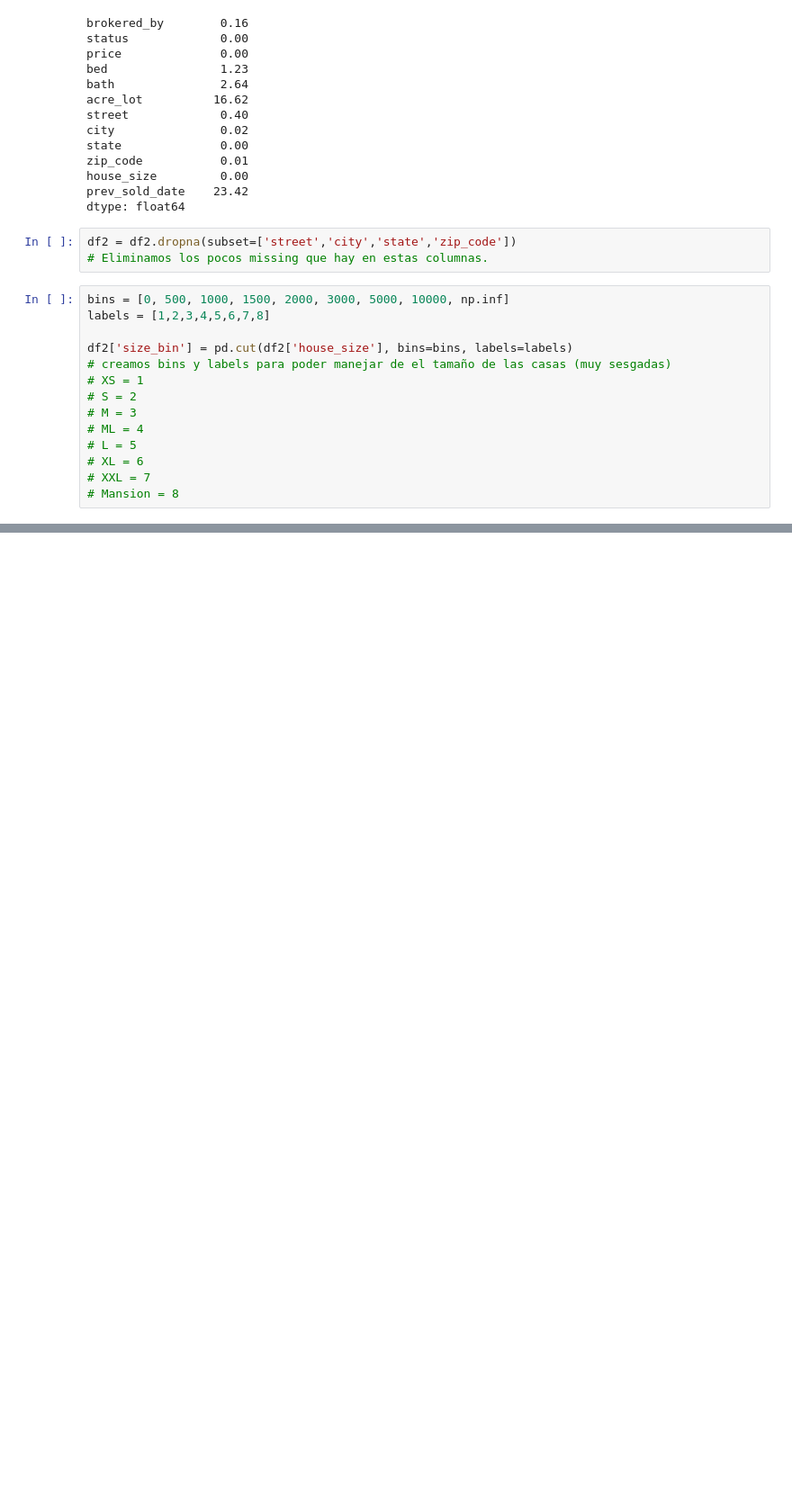
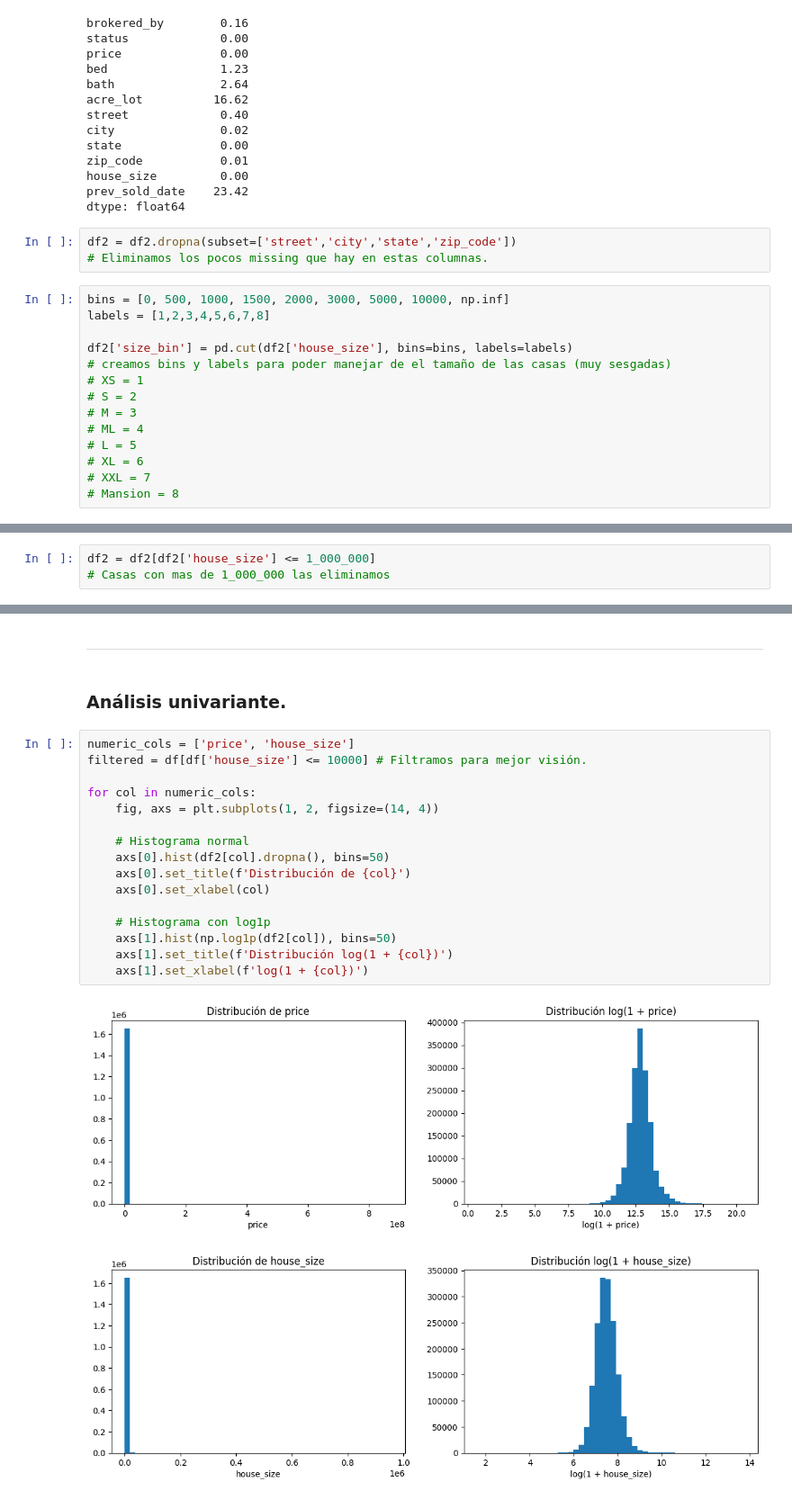
Before and after one commit to abdonrb/Real_state_ML, a Jupyter notebook: notebooks/Eda.ipynb, the cells around one changed output, grey strips where cells are left out. Shown at 90% size. Cells and saved outputs as stored; diff of their text form; blank space fills up the shorter version.

```diff
--- a/notebooks/Eda.ipynb
+++ b/notebooks/Eda.ipynb
@@ -208,3 +212,6 @@ df2['bath'].fillna(df2['bath'].median(),inplace=True)
+# %%
+df2 = df2[df2['house_size'] <= 1_000_000]
+# Casas con mas de 1_000_000 las eliminamos
 # %%
 df2.isnull().sum()
 # %% [output]
@@ -244,0 +254,23 @@ analyzer_house.plot_numeric()
+# %% [markdown]
+------------------------------------------------
+# %% [markdown]
+### Análisis univariante.
+# %%
+numeric_cols = ['price', 'house_size']
+filtered = df[df['house_size'] <= 10000] # Filtramos para mejor visión.
+
+for col in numeric_cols:
+    fig, axs = plt.subplots(1, 2, figsize=(14, 4))
+
+    # Histograma normal
+    axs[0].hist(df2[col].dropna(), bins=50)
+    axs[0].set_title(f'Distribución de {col}')
+    axs[0].set_xlabel(col)
+
+    # Histograma con log1p
+    axs[1].hist(np.log1p(df2[col]), bins=50)
+    axs[1].set_title(f'Distribución log(1 + {col})')
+    axs[1].set_xlabel(f'log(1 + {col})')
+# %% [output]
+[figure, added]
+[figure, added]
```
Also changed, not shown: parts of 47 cells of this notebook, 1 other file.
